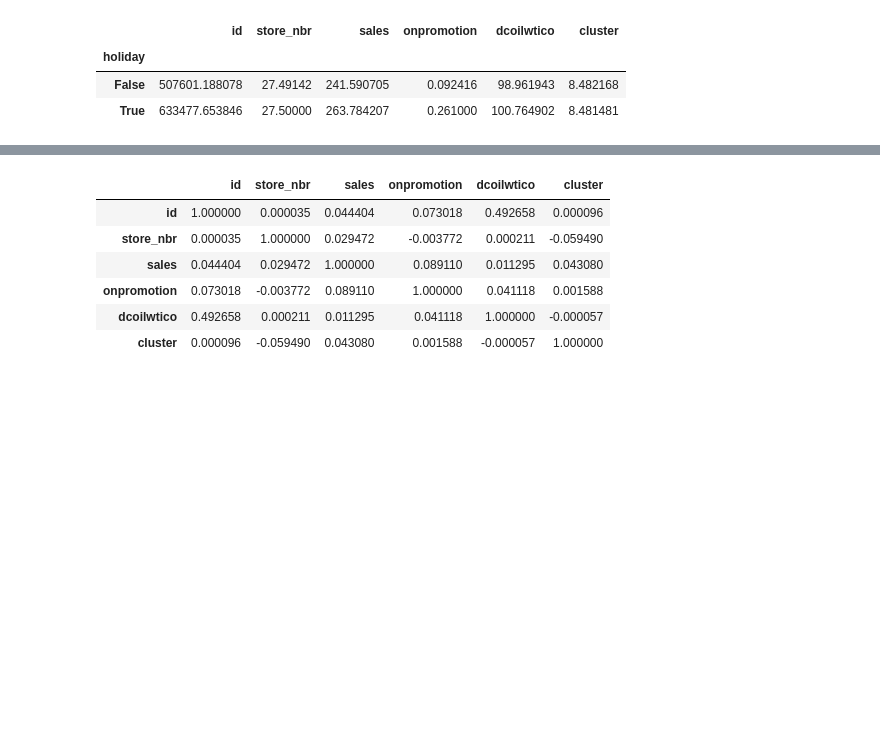
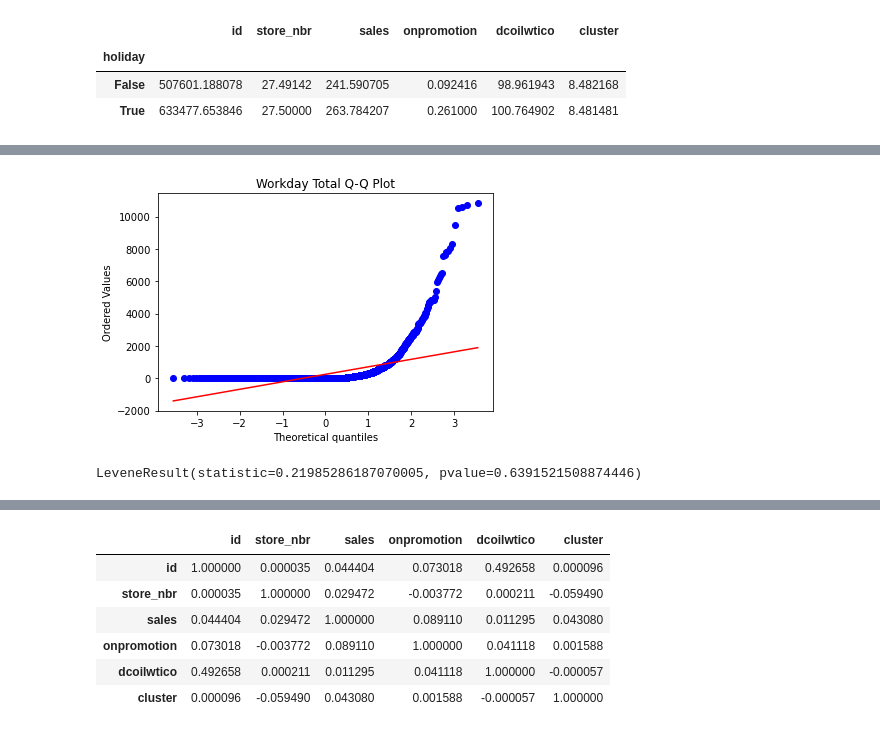
Before and after one commit to ChrisMaringka/Ecuador, a Jupyter notebook: Ecuador.ipynb, the cells around one changed output, grey strips where cells are left out. Cells and saved outputs as stored; diff of their text form; code cells hidden in the pictures; blank space fills up the shorter version.

```diff
--- a/Ecuador.ipynb
+++ b/Ecuador.ipynb
@@ -159,0 +199,6 @@ df.groupby('holiday').mean('sales')
+# %%
+stats.probplot(df.sales.loc[df['holiday'] == 'False'], dist="norm", plot= plt)
+plt.title("Workday Total Q-Q Plot")
+plt.savefig("C:\\Users\\info\\PycharmProjects\\ForGitHub\\Ecuador\\chart\\workday_qqplot.png")
+# %% [output]
+[figure, added]
@@ -159,0 +212,4 @@ df.groupby('holiday').mean('sales')
+# %%
+stats.levene(HolidayScore, WorkDayScore, center='mean')
+# %% [output]
+LeveneResult(statistic=0.21985286187070005, pvalue=0.6391521508874446)
```
Also changed, not shown: parts of 48 cells of this notebook, 2 other files.
